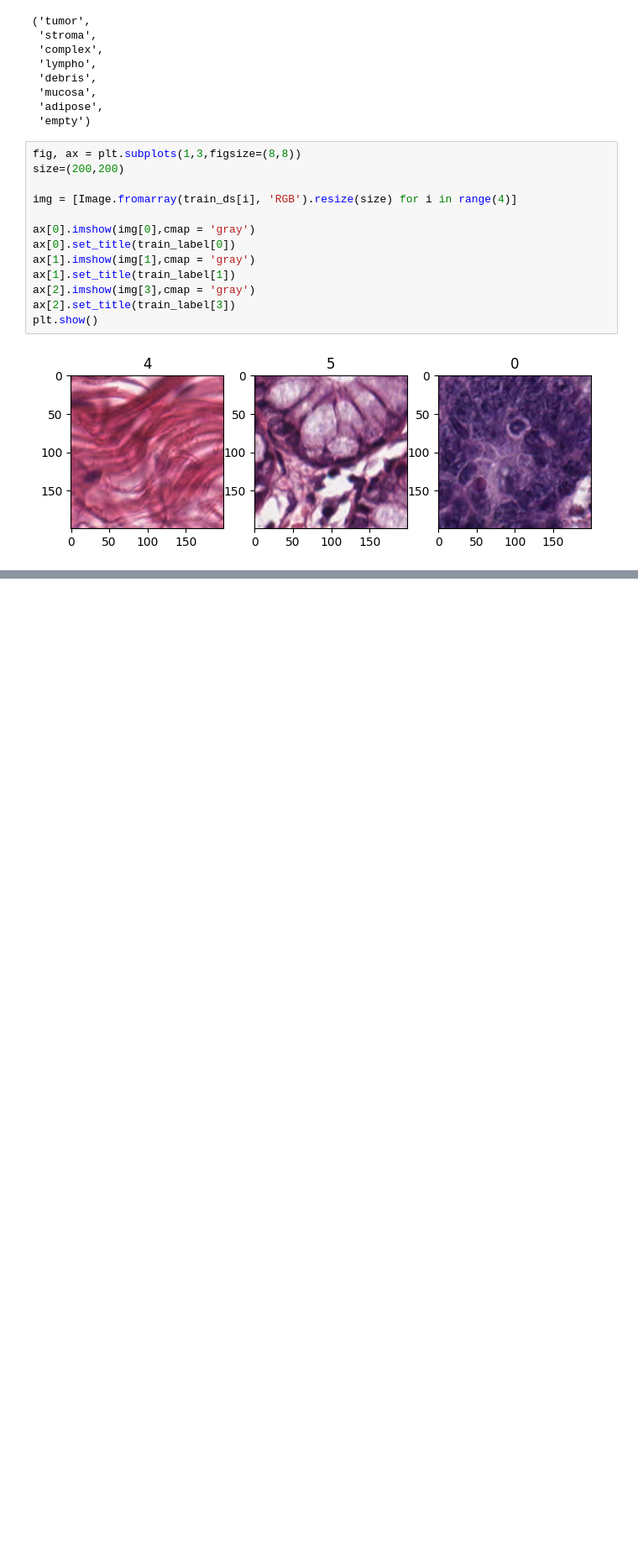
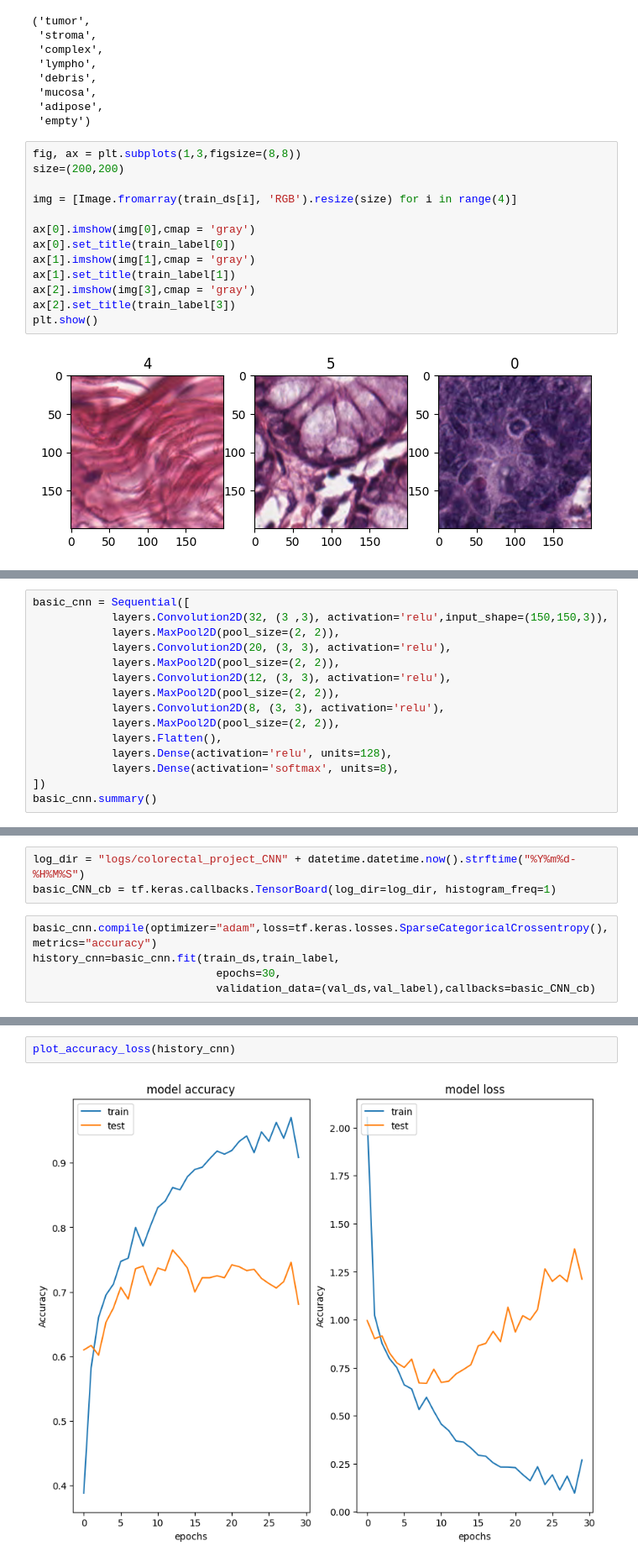
Before and after one commit to GabrielTruong/colorectal_project, a Jupyter notebook: eda.ipynb, the cells around one changed output, grey strips where cells are left out. Shown: that part at 84% size. Drawn from its saved outputs; the diff is of its cells as text; blank space fills up the shorter version.

```diff
--- a/eda.ipynb
+++ b/eda.ipynb
@@ -80,0 +195,15 @@ The classes are quite balanced. It will help us when we do the confusion matrix.
+# %%
+basic_cnn = Sequential([
+            layers.Convolution2D(32, (3 ,3), activation='relu',input_shape=(150,150,3)),
+            layers.MaxPool2D(pool_size=(2, 2)),
+            layers.Convolution2D(20, (3, 3), activation='relu'),
+            layers.MaxPool2D(pool_size=(2, 2)),
+            layers.Convolution2D(12, (3, 3), activation='relu'),
+            layers.MaxPool2D(pool_size=(2, 2)),
+            layers.Convolution2D(8, (3, 3), activation='relu'),
+            layers.MaxPool2D(pool_size=(2, 2)),
+            layers.Flatten(),
+            layers.Dense(activation='relu', units=128),
+            layers.Dense(activation='softmax', units=8),
+])
+basic_cnn.summary()
@@ -80,0 +228,9 @@ The classes are quite balanced. It will help us when we do the confusion matrix.
+# %%
+log_dir = "logs/colorectal_project_CNN" + datetime.datetime.now().strftime("%Y%m%d-%H%M%S")
+basic_CNN_cb = tf.keras.callbacks.TensorBoard(log_dir=log_dir, histogram_freq=1)
+# %%
+basic_cnn.compile(optimizer="adam",loss=tf.keras.losses.SparseCategoricalCrossentropy(),
+metrics="accuracy")
+history_cnn=basic_cnn.fit(train_ds,train_label,
+                            epochs=30,
+                            validation_data=(val_ds,val_label),callbacks=basic_CNN_cb)
@@ -80,0 +255,4 @@ The classes are quite balanced. It will help us when we do the confusion matrix.
+# %%
+plot_accuracy_loss(history_cnn)
+# %% [output]
+[figure, added]
```
Also changed, not shown: parts of 38 cells of this notebook.
